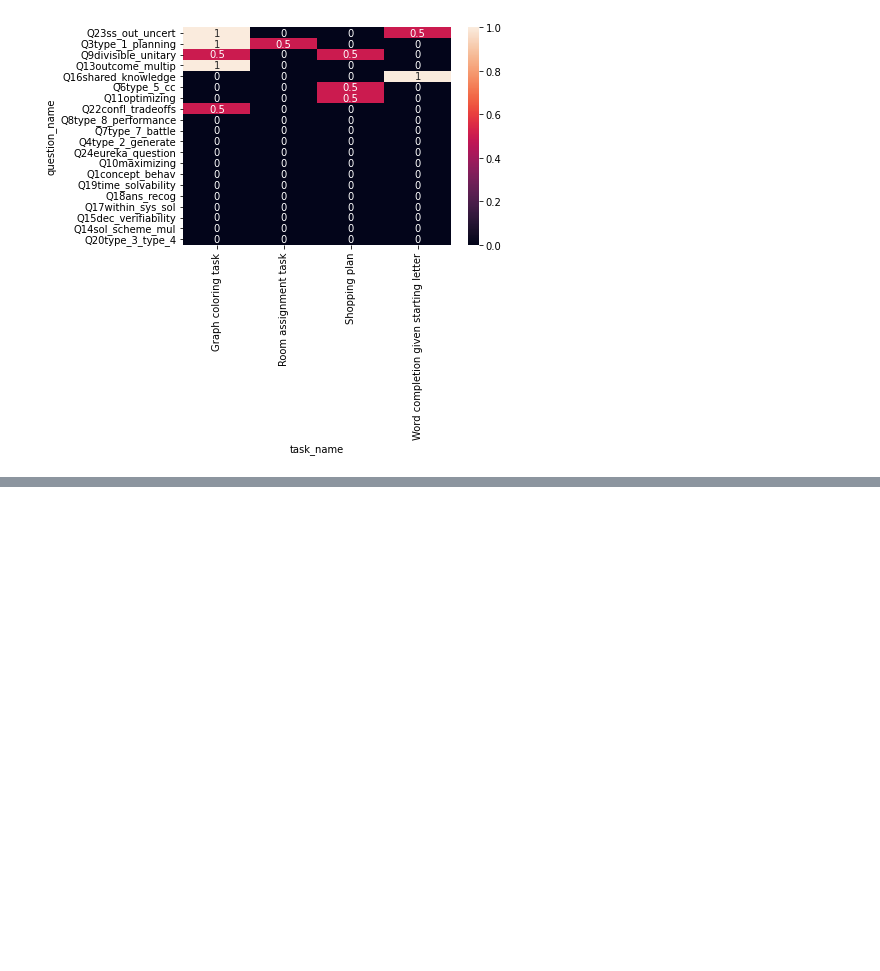
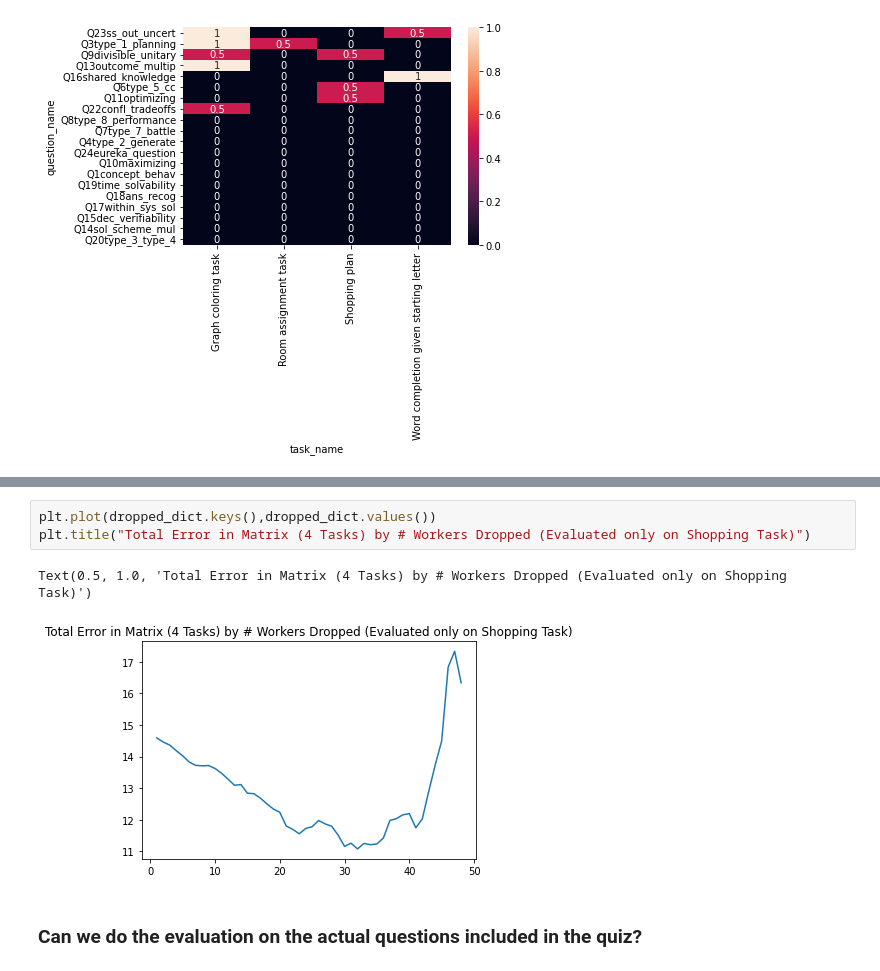
Before and after one commit to Watts-Lab/task-mapping, a Jupyter notebook: task writing survey pipeline/Karger Algorithm.ipynb, the cells around one changed output, grey strips where cells are left out. Drawn from its saved outputs; the diff is of its cells as text; blank space fills up the shorter version.

```diff
--- a/task writing survey pipeline/Karger Algorithm.ipynb
+++ b/task writing survey pipeline/Karger Algorithm.ipynb
@@ -356,0 +476,8 @@ sns.heatmap(abs(modal_full_truth_diff), annot=True, vmin = 0, vmax = 1)
+# %%
+plt.plot(dropped_dict.keys(),dropped_dict.values())
+plt.title("Total Error in Matrix (4 Tasks) by # Workers Dropped (Evaluated only on Shopping Task)")
+# %% [output]
+Text(0.5, 1.0, 'Total Error in Matrix (4 Tasks) by # Workers Dropped (Evaluated only on Shopping Task)')
+[figure, added]
+# %% [markdown]
+### Can we do the evaluation on the actual questions included in the quiz?
```
Also changed, not shown: parts of 21 cells of this notebook, 4 other files.
